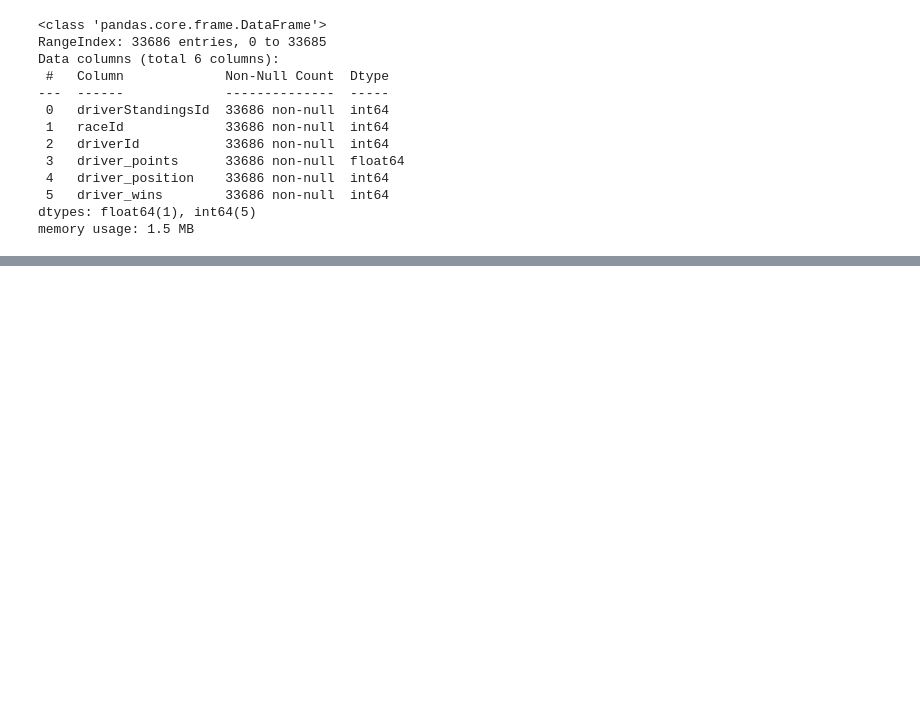
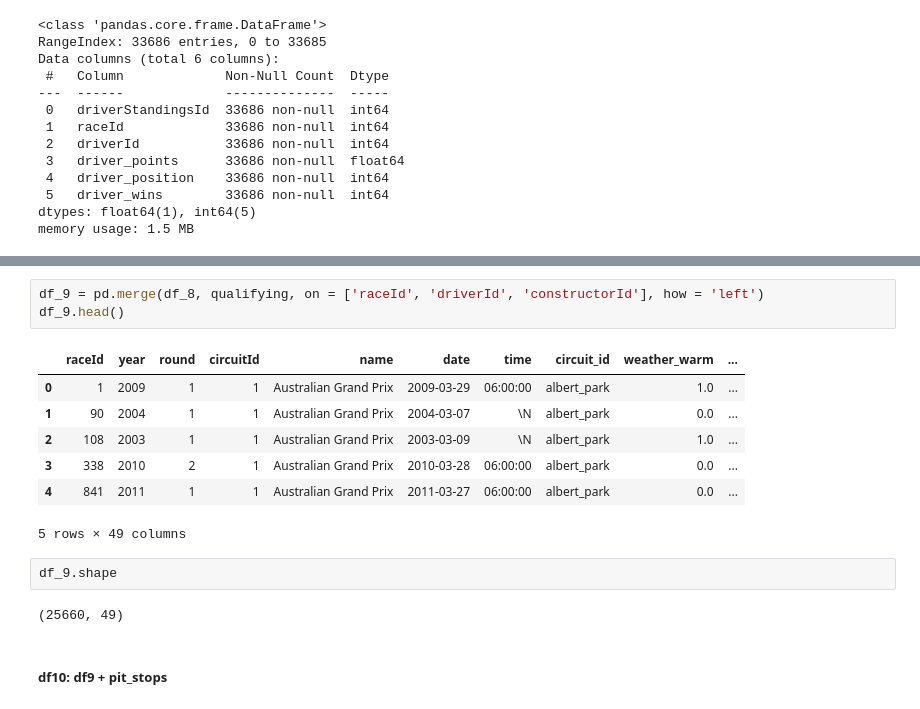
Before and after one commit to Nipun-Gupta26/ML-Project, a Jupyter notebook: merge.ipynb, the cells around one changed output, grey strips where cells are left out. Cells and saved outputs as stored; diff of their text form; blank space fills up the shorter version.

```diff
--- a/merge.ipynb
+++ b/merge.ipynb
@@ -414,0 +542,17 @@ memory usage: 1.5 MB
+# %%
+df_9 = pd.merge(df_8, qualifying, on = ['raceId', 'driverId', 'constructorId'], how = 'left')
+df_9.head()
+# %% [output]
+|  | raceId | year | round | circuitId | name | date | time | circuit_id | weather_warm | ... |
+| 0 | 1 | 2009 | 1 | 1 | Australian Grand Prix | 2009-03-29 | 06:00:00 | albert_park | 1.0 | ... |
+| 1 | 90 | 2004 | 1 | 1 | Australian Grand Prix | 2004-03-07 | \N | albert_park | 0.0 | ... |
+| 2 | 108 | 2003 | 1 | 1 | Australian Grand Prix | 2003-03-09 | \N | albert_park | 1.0 | ... |
+| 3 | 338 | 2010 | 2 | 1 | Australian Grand Prix | 2010-03-28 | 06:00:00 | albert_park | 0.0 | ... |
+| 4 | 841 | 2011 | 1 | 1 | Australian Grand Prix | 2011-03-27 | 06:00:00 | albert_park | 0.0 | ... |
+5 rows × 49 columns
+# %%
+df_9.shape
+# %% [output]
+(25660, 49)
+# %% [markdown]
+##### df10: df9 + pit_stops
```
Also changed, not shown: parts of 50 cells of this notebook.
